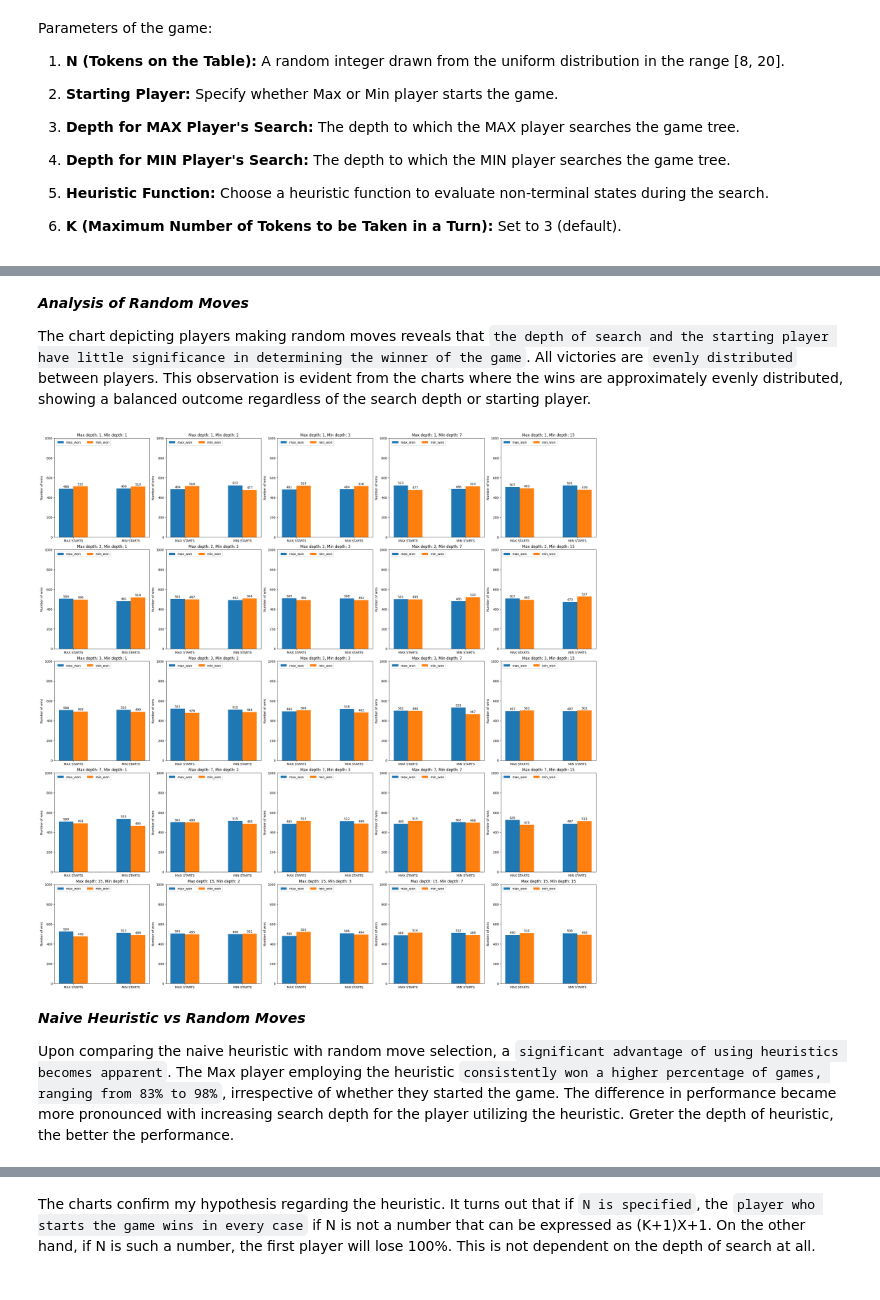
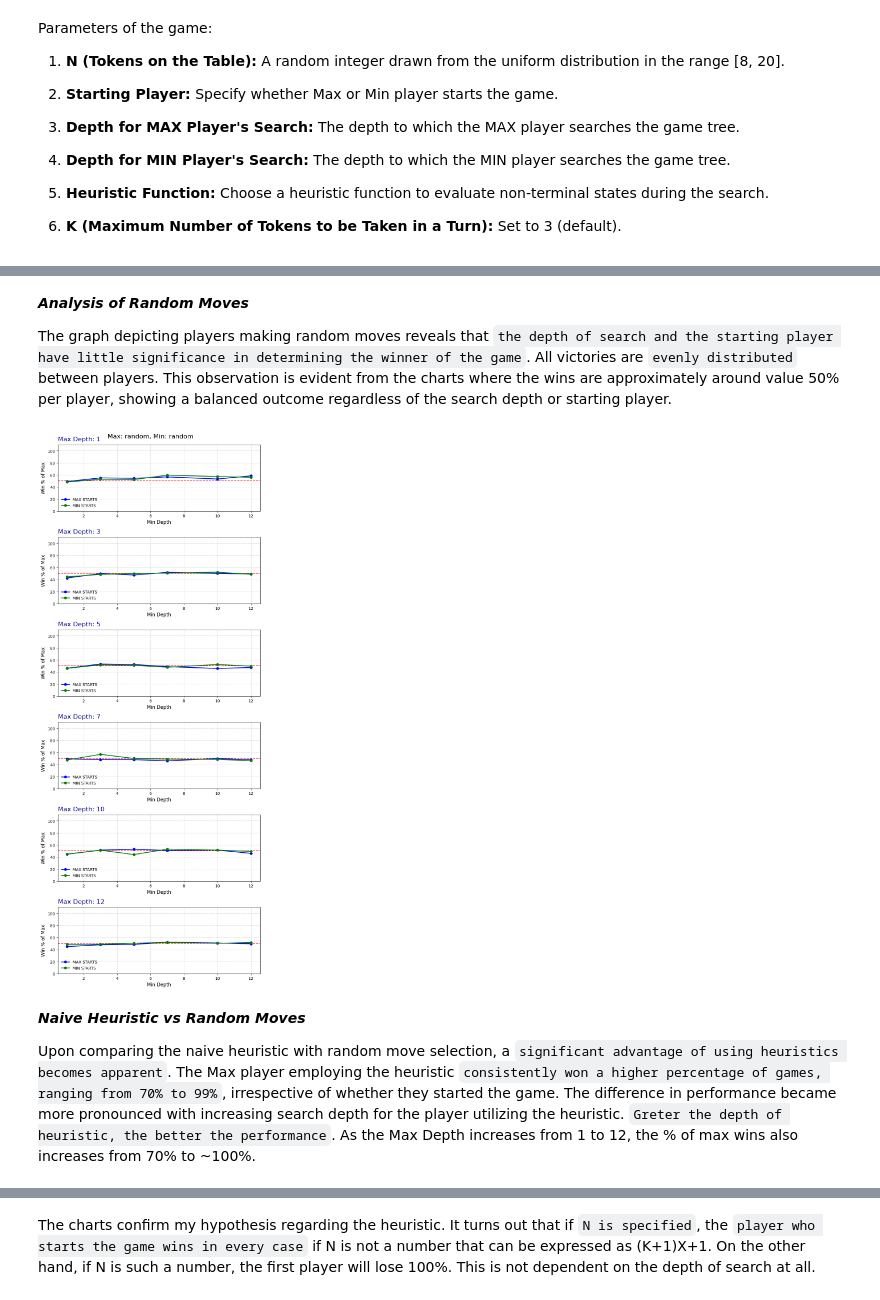
Before and after one commit to oszypczy/Min-Max, a Jupyter notebook: lab_3_notebook.ipynb, the cells around one changed output, grey strips where cells are left out. Cells and saved outputs as stored; diff of their text form; code cells hidden in the pictures.

Commit message:
Better graphs

```diff
--- a/lab_3_notebook.ipynb
+++ b/lab_3_notebook.ipynb
@@ -212,7 +206,7 @@ The `Game` class represents a game instance with the following parameters:
 class Game:
     def __init__(self, n : int, max_depth : int, min_depth : int, is_max_round : bool, max_heuristic : callable, min_heutistic : callable, k : int) -> None:
         self.n = max(n, 4)
-        self.current_position = Position(self.n, 0, 0, None, self.n, k)
+        self.current_position = Position(self.n, None, self.n, k)
         self.max_depth = max(max_depth, 1)
         self.min_depth = max(min_depth, 1)
         self.is_max_round = is_max_round
@@ -222,7 +216,7 @@ class Game:
 
     def play_round(self, root_position : Position, depth : int, is_max_starts : bool, heuristic : callable) -> Position:
         for each_pos in root_position.get_legal_moves():
-            minimax(root_position.generate_child(each_pos, is_max_starts), depth - 1, -math.inf, math.inf, not is_max_starts, heuristic)
+            minimax(root_position.generate_child(each_pos), depth - 1, -math.inf, math.inf, not is_max_starts, heuristic)
         next_position = root_position.next_best_move(is_max_starts)
         next_position.clear()
         return next_position
@@ -317,13 +266,52 @@ def draw_graphs(max_heuristic : callable, min_heuristic : callable, is_n_discrit
+# %%
+def draw_graphs(max_heuristic: callable, min_heuristic: callable, title, is_n_discrit=False):
+    fig, axs = plt.subplots(6, 1, figsize=(8, 20))
+    x = [1, 3, 5, 7, 10, 12]
+    k = 3
+    n_discrit = [6, 9, 11, 13, 15, 16]
+
+    for i, max_depth in enumerate(x):
+        results = {'MAX STARTS': [], 'MIN STARTS': []}
+
+        for min_depth in x:
+            for who_starts in [True, False]:
+                n_values = [int(random.uniform(8, 20)) for _ in range(500)]
+                game_results = []
+
+                for n in n_values:
+                    game = Game(n_discrit[i] if is_n_discrit else n, max_depth, min_depth, who_starts, max_heuristic, min_heuristic, k)
+                    game_results.append(game.play())
+
+                if who_starts:
+                    results['MAX STARTS'].append(game_results.count('Max won!') / 5)
+                else:
+                    results['MIN STARTS'].append(game_results.count('Max won!') / 5)
+        if is_n_discrit:
+            axs[i].set_title(f'Max Depth: {max_depth}, N: {n_discrit[i]}', fontsize=16, loc='left', y=1.02, color='darkblue')
+        else:
+            axs[i].set_title(f'Max Depth: {max_depth}', fontsize=16, loc='left', y=1.02, color='darkblue')
+        axs[i].set_ylabel('Win % of Max', fontsize=12)
+        axs[i].set_xlabel('Min Depth', fontsize=12)
+        axs[i].axhline(y=50, color='red', linestyle='--')
+        axs[i].set_ylim(0, 110)
+        axs[i].plot(x, results['MAX STARTS'], label='MAX STARTS', color='blue', marker='o', linewidth=2)
+        axs[i].plot(x, results['MIN STARTS'], label='MIN STARTS', color='green', marker='o', linewidth=2)
+        axs[i].grid(True, linestyle='--', alpha=0.6)
+        axs[i].legend(loc='lower left', fontsize=10, frameon=False)
+
+    plt.suptitle(title, fontsize=16, color='black')
+    fig.tight_layout()
+    plt.show()
 # %% [markdown]
 ***Analysis of Random Moves***
 
-The chart depicting players making random moves reveals that `the depth of search and the starting player have little significance in determining the winner of the game`. All victories are `evenly distributed` between players. This observation is evident from the charts where the wins are approximately evenly distributed, showing a balanced outcome regardless of the search depth or starting player.
+The graph depicting players making random moves reveals that `the depth of search and the starting player have little significance in determining the winner of the game`. All victories are `evenly distributed` between players. This observation is evident from the charts where the wins are approximately around value 50% per player, showing a balanced outcome regardless of the search depth or starting player.
 # %%
-draw_graphs(random_heuristic, random_heuristic)
+draw_graphs(random_heuristic, random_heuristic, 'Max: random, Min: random')
 # %% [output]
-[figure, old version]
+[figure, new version]
 # %% [markdown]
 ***Naive Heuristic vs Random Moves***
 
-Upon comparing the naive heuristic with random move selection, a `significant advantage of using heuristics becomes apparent`. The Max player employing the heuristic `consistently won a higher percentage of games, ranging from 83% to 98%`, irrespective of whether they started the game. The difference in performance became more pronounced with increasing search depth for the player utilizing the heuristic. Greter the depth of heuristic, the better the performance.
+Upon comparing the naive heuristic with random move selection, a `significant advantage of using heuristics becomes apparent`. The Max player employing the heuristic `consistently won a higher percentage of games, ranging from 70% to 99%`, irrespective of whether they started the game. The difference in performance became more pronounced with increasing search depth for the player utilizing the heuristic. `Greter the depth of heuristic, the better the performance`. As the Max Depth increases from 1 to 12, the % of max wins also increases from 70% to ~100%.
 # %%
```
Also changed, not shown: parts of 13 cells of this notebook.
